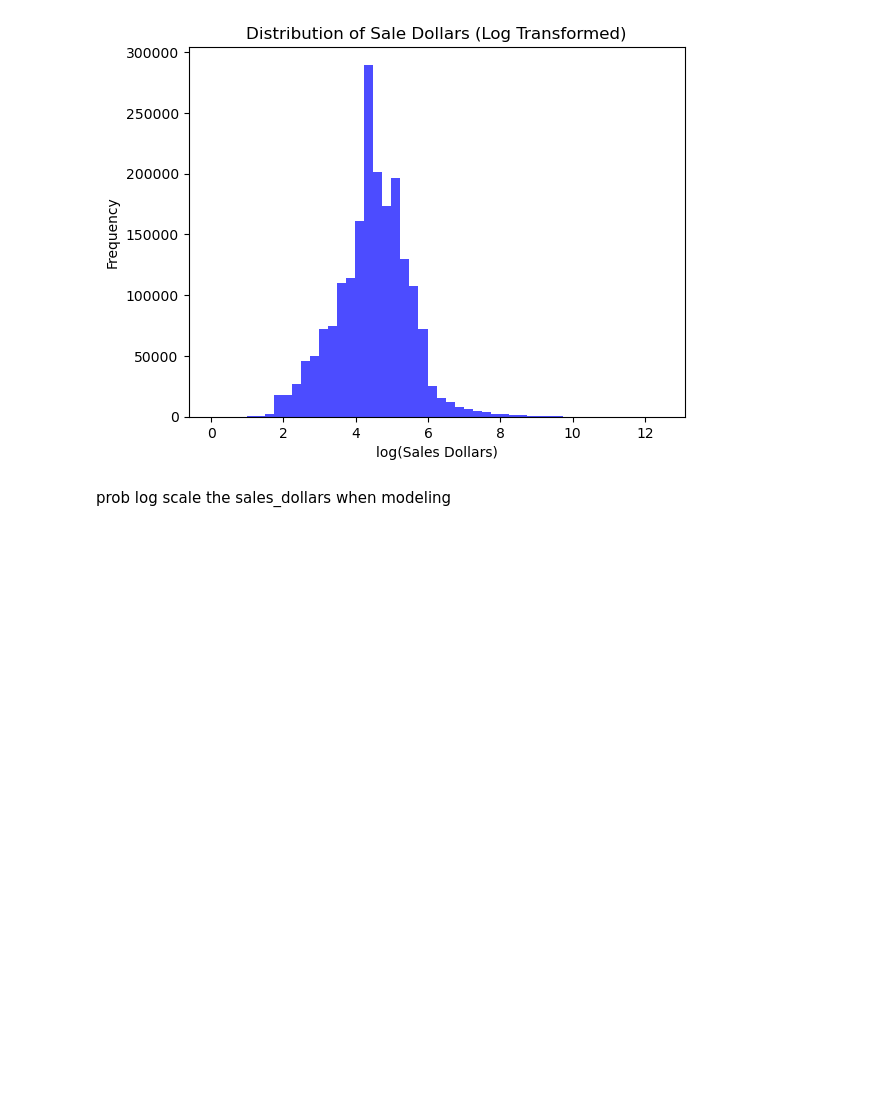
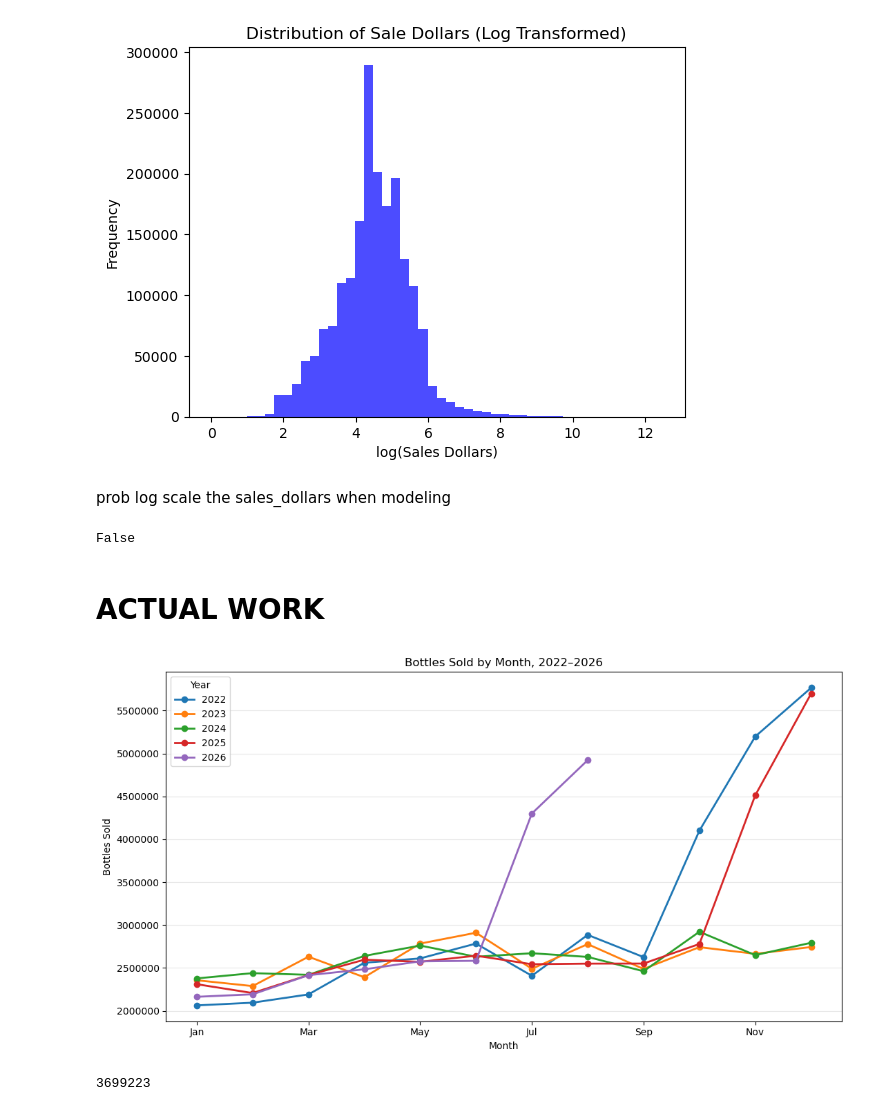
Before and after one commit to otishunt/data4401-joe, a Jupyter notebook: minh.ipynb, the cells around one changed output. Saved outputs shown, nothing was run; the diff lists cells and outputs as text; code cells hidden in the pictures; blank space fills up the shorter version.

```diff
--- a/minh.ipynb
+++ b/minh.ipynb
@@ -203,3 +203,50 @@ plt.show()
 [figure]
 # %% [markdown]
 prob log scale the sales_dollars when modeling
+# %%
+print((dfclean["store_name"] == "Booze 'R' Us").any())
+# %% [output]
+False
+# %% [markdown]
+# ACTUAL WORK
+# %%
+df = pd.read_parquet("../data_folder/liquor_2022_2026.parquet")
+# %%
+import matplotlib.pyplot as plt
+
+# Keep the requested years and aggregate bottle sales by month.
+plot_data = df.copy()
+plot_data["ordered_on"] = pd.to_datetime(plot_data["ordered_on"])
+plot_data["sales_bottles"] = pd.to_numeric(plot_data["sales_bottles"])
+plot_data = plot_data[plot_data["ordered_on"].dt.year.between(2022, 2026)]
+
+bottles_by_month_year = (
+    plot_data.assign(
+        year=plot_data["ordered_on"].dt.year,
+        month=plot_data["ordered_on"].dt.month,
+    )
+    .groupby(["month", "year"])["sales_bottles"]
+    .sum()
+    .unstack("year")
+    .reindex(index=range(1, 13), columns=range(2022, 2027))
+)
+bottles_by_month_year.index = [
+    pd.Timestamp(2000, month, 1).strftime("%b")
+    for month in bottles_by_month_year.index
+]
+
+ax = bottles_by_month_year.plot(marker="o", figsize=(11, 6), linewidth=2)
+ax.set_title("Bottles Sold by Month, 2022–2026")
+ax.set_xlabel("Month")
+ax.set_ylabel("Bottles Sold")
+ax.legend(title="Year")
+ax.grid(axis="y", alpha=0.3)
+ax.ticklabel_format(style="plain", axis="y")
+plt.tight_layout()
+plt.show()
+# %% [output]
+[figure, added]
+# %%
+df["invoice_id"].duplicated().sum()
+# %% [output]
+3699223
```
Also changed, not shown: parts of 1 cell of this notebook.
